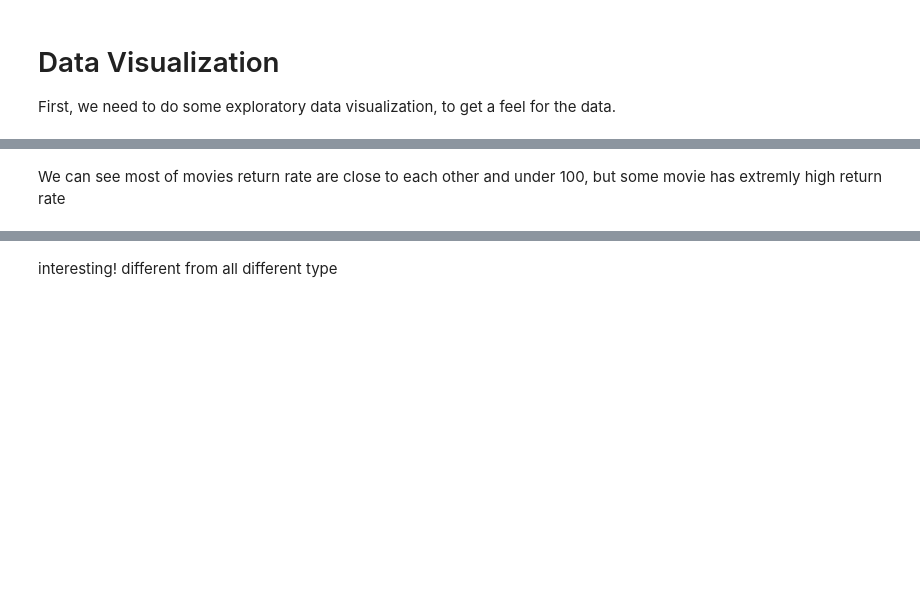
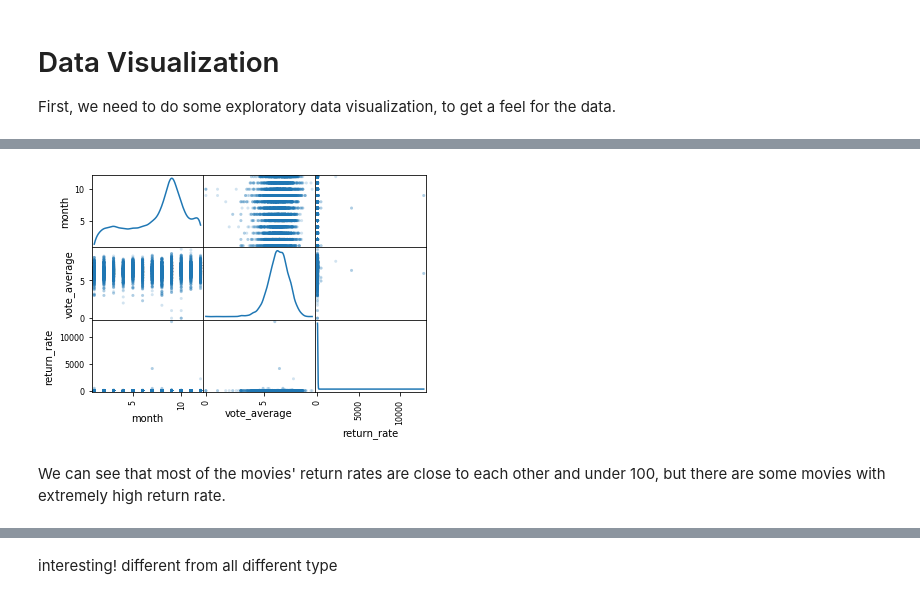
Before and after one commit to k-chau/What-Makes-a-Movie-Profit-, a Jupyter notebook: FinalProject.ipynb, the cells around one changed output, grey strips where cells are left out. Saved outputs shown, nothing was run; the diff lists cells and outputs as text; code cells hidden in the pictures; blank space fills up the shorter version.

```diff
--- a/FinalProject.ipynb
+++ b/FinalProject.ipynb
@@ -181,5 +204,7 @@ fig = pd.plotting.scatter_matrix(df[['profit','month','vote_average']])
 # %%
-fig = pd.plotting.scatter_matrix(df[['month','vote_average','return_rate']])
+fig = pd.plotting.scatter_matrix(df[['month','vote_average','return_rate']], alpha=0.2, diagonal='kde')
+# %% [output]
+[figure, added]
 # %% [markdown]
-We can see most of movies return rate are close to each other and under 100, but some movie has extremly high return rate
+We can see that most of the movies' return rates are close to each other and under 100, but there are some movies with extremely high return rate.
 # %%
```
Also changed, not shown: parts of 11 cells of this notebook.
